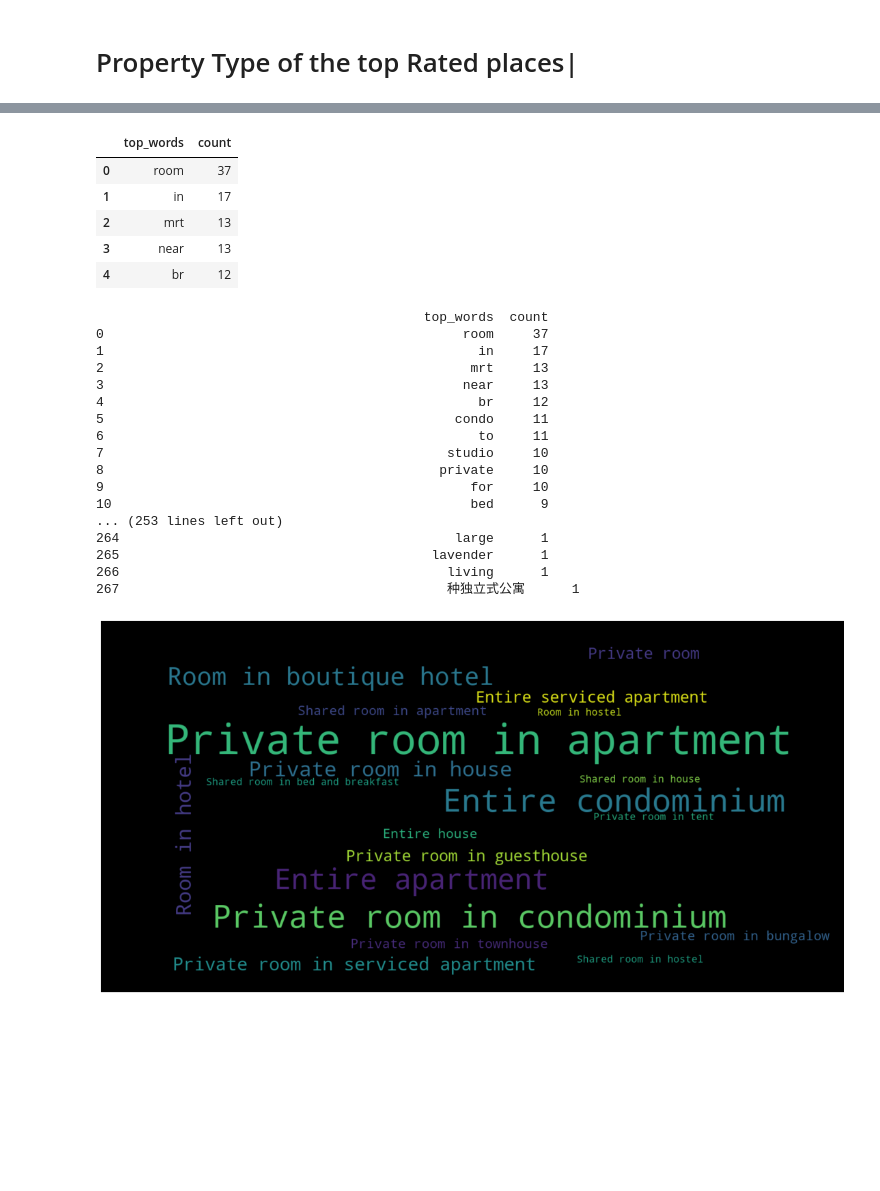
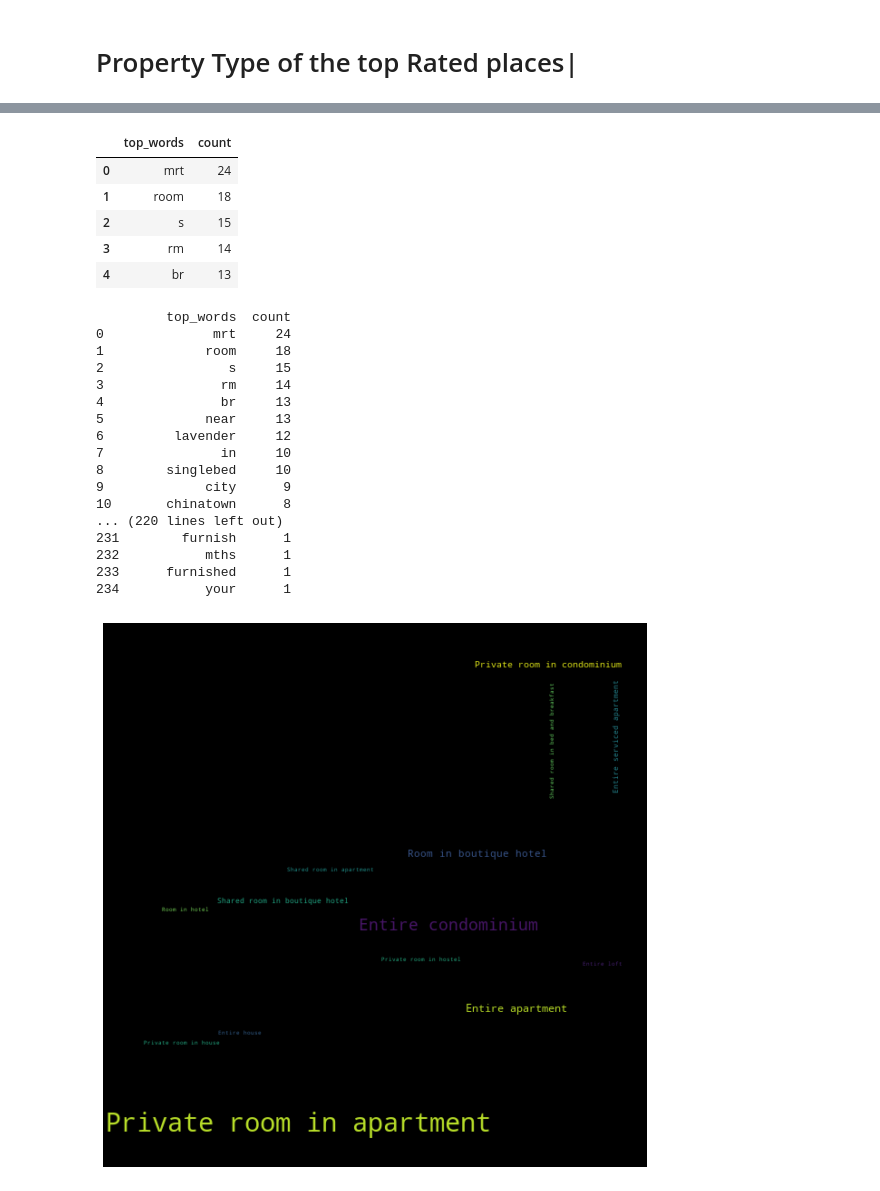
Before and after one commit to boonhaoyeo/SC1015-Mini-Project, a Jupyter notebook: AirBnB_EDA.ipynb, the cells around one changed output, grey strips where cells are left out. Saved outputs shown, nothing was run; the diff lists cells and outputs as text; code cells hidden in the pictures; blank space fills up the shorter version.

Commit message:
EDA for Airbnb Data

```diff
--- a/AirBnB_EDA.ipynb
+++ b/AirBnB_EDA.ipynb
@@ -58,5 +64,8 @@ memory usage: 2.4+ MB
 # %%
 air_data["price"]=  air_data['price'].str.replace(',', '').str.replace('$', '')
 air_data["price"] = pd.to_numeric(air_data["price"], downcast='float')
+
+air_data["num_of_veri"]= air_data["host_verifications"].apply(lambda n: len(n.split(',')))
+air_data["num_of_veri"].head()
 #air_data = air_data.select_dtypes(exclude=['object'])
 #air_data.info()
@@ -66,7 +82,8 @@ air_data["price"] = pd.to_numeric(air_data["price"], downcast='float')
 # %% [markdown]
 ## All unique amenities in the top 100 rated AirBnB
 # %%
-top_air = air_data.sort_values(by=['review_scores_rating'])
+top_air = air_data.sort_values(by=['review_scores_rating'],ascending = False )
+top_air['rating_cleaned']=top_air['review_scores_rating'].round(1)
 top_air = top_air[0:100]
 top_air.head()
 # %% [output]
@@ -197,31 +218,31 @@ top_words = top_words.rename_axis('top_words').reset_index(name='count')
 top_words.head()
 # %% [output]
 |  | top_words | count |
-| 0 | room | 37 |
-| 1 | in | 17 |
-| 2 | mrt | 13 |
-| 3 | near | 13 |
-| 4 | br | 12 |
+| 0 | mrt | 24 |
+| 1 | room | 18 |
+| 2 | s | 15 |
+| 3 | rm | 14 |
+| 4 | br | 13 |
 # %%
 print_full(top_words)
 # %% [output]
-                                          top_words  count
-0                                              room     37
-1                                                in     17
-2                                               mrt     13
-3                                              near     13
-4                                                br     12
-5                                             condo     11
-6                                                to     11
-7                                            studio     10
-8                                           private     10
-9                                               for     10
-10                                              bed      9
-... (253 lines left out)
-264                                           large      1
-265                                        lavender      1
-266                                          living      1
-267                                          种独立式公寓      1
+         top_words  count
+0              mrt     24
+1             room     18
+2                s     15
+3               rm     14
+4               br     13
+5             near     13
+6         lavender     12
+7               in     10
+8        singlebed     10
+9             city      9
+10       chinatown      8
+... (220 lines left out)
+231        furnish      1
+232           mths      1
+233      furnished      1
+234           your      1
 # %%
 #conda install -c conda-forge wordcloud
 # %%
@@ -229,15 +250,15 @@ from wordcloud import WordCloud
 # %%
 
 d = dict(zip(top_ptype['property_type'], top_ptype['count']))
 
 
-wordcloud = WordCloud(background_color="black",width=1600, height=800).generate_from_frequencies(d)
+wordcloud = WordCloud(background_color="black",width=600, height=600).generate_from_frequencies(d)
 plt.figure(figsize=(20,10))
 plt.imshow(wordcloud, interpolation="bilinear")
 plt.axis("off")
 plt.show()
 # %% [output]
-[figure, old version]
+[figure, new version]
 # %%
 d = dict(zip(top_neig['neighbourhood_cleansed'], top_neig['count']))
 
```
Also changed, not shown: parts of 14 cells of this notebook.
